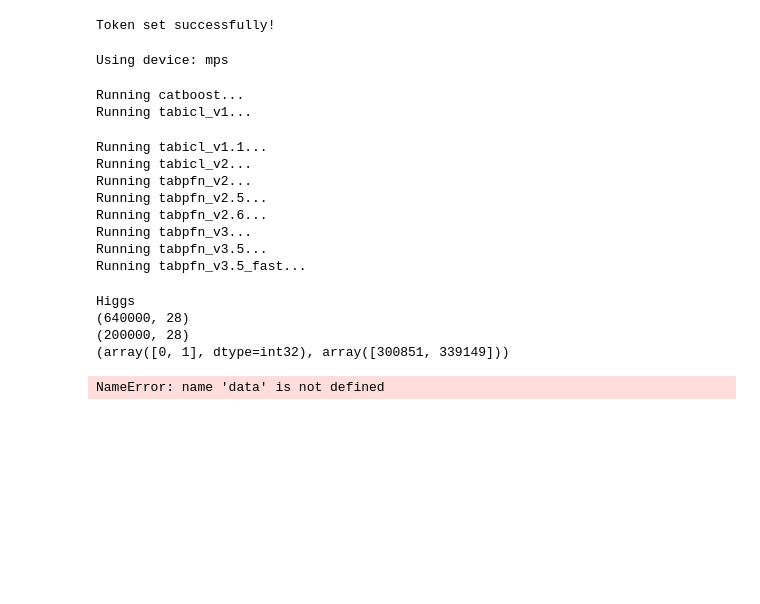
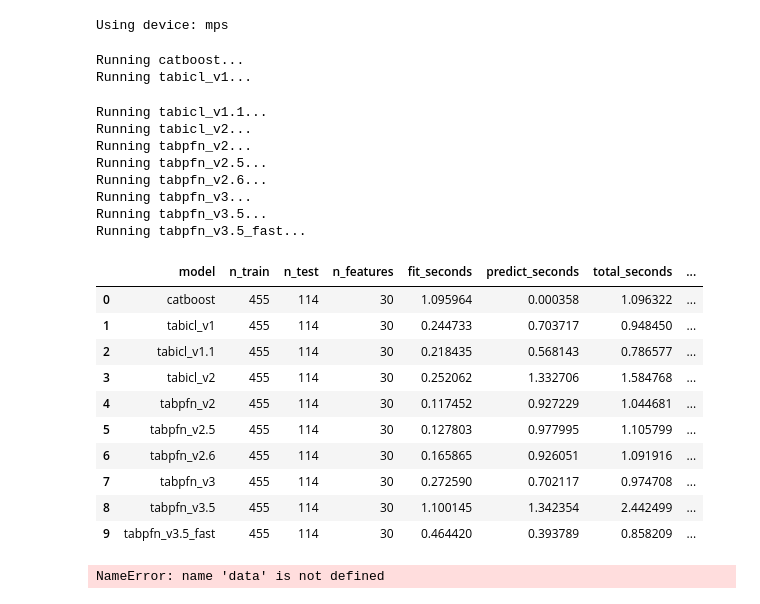
Before and after one commit to BanafshehKarimian/TFM_BENCH, a Jupyter notebook: benchmark.ipynb, the cells around one changed output. Drawn from its saved outputs; the diff is of its cells as text; code cells hidden in the pictures; blank space fills up the shorter version.

```diff
--- a/benchmark.ipynb
+++ b/benchmark.ipynb
@@ -1,9 +1,3 @@
-# %%
-import os
-os.environ["HF_TOKEN"] = "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"
-print('Token set successfully!' if os.environ.get('HF_TOKEN') or os.path.exists(os.path.expanduser('~/.cache/huggingface/token')) else 'Token NOT found.')
-# %% [output]
-Token set successfully!
 # %%
 TABPFN_TOKEN="tabpfn_sk_oIa-pBgg3FDBGrM95bfSAh-18ypWp8FCvhQ_Bzg3nec"
 import torch
@@ -58,54 +52,45 @@ results = benchmark_models(
             "n_estimators": 500,
             "max_depth": 8,
         },
 
         "catboost": {
             "iterations": 500,
             "depth": 8,
         },
 
         "tabdpt_v1.3": {
             "context_size": 8192,
             "n_ensembles": 1,
         },
 
         "tabpfn_v3": {
             "n_estimators": 8,
         },
     },
 )
+results
 # %% [output]
 Running catboost...
 Running tabicl_v1...
 Running tabicl_v1.1...
 Running tabicl_v2...
 Running tabpfn_v2...
 Running tabpfn_v2.5...
 Running tabpfn_v2.6...
 Running tabpfn_v3...
 Running tabpfn_v3.5...
 Running tabpfn_v3.5_fast...
+|  | model | n_train | n_test | n_features | fit_seconds | predict_seconds | total_seconds | ... |
+| 0 | catboost | 455 | 114 | 30 | 1.095964 | 0.000358 | 1.096322 | ... |
+| 1 | tabicl_v1 | 455 | 114 | 30 | 0.244733 | 0.703717 | 0.948450 | ... |
+| 2 | tabicl_v1.1 | 455 | 114 | 30 | 0.218435 | 0.568143 | 0.786577 | ... |
+| 3 | tabicl_v2 | 455 | 114 | 30 | 0.252062 | 1.332706 | 1.584768 | ... |
+| 4 | tabpfn_v2 | 455 | 114 | 30 | 0.117452 | 0.927229 | 1.044681 | ... |
+| 5 | tabpfn_v2.5 | 455 | 114 | 30 | 0.127803 | 0.977995 | 1.105799 | ... |
+| 6 | tabpfn_v2.6 | 455 | 114 | 30 | 0.165865 | 0.926051 | 1.091916 | ... |
+| 7 | tabpfn_v3 | 455 | 114 | 30 | 0.272590 | 0.702117 | 0.974708 | ... |
+| 8 | tabpfn_v3.5 | 455 | 114 | 30 | 1.100145 | 1.342354 | 2.442499 | ... |
+| 9 | tabpfn_v3.5_fast | 455 | 114 | 30 | 0.464420 | 0.393789 | 0.858209 | ... |
-# %%
-DATASETS = [
-    "Higgs",
-    "poker-hand",
-    "Data_Science_for_Good_Kiva_Crowdfunding",
-    "covertype",
-]
-data = load_talent_dataset(
-    "Higgs",
-    root="./data/datasets-talent-large",
-)
-
-print(data.name)
-print(data.X_train.shape)
-print(data.X_test.shape)
-print(np.unique(data.y_train, return_counts=True))
-# %% [output]
-Higgs
-(640000, 28)
-(200000, 28)
-(array([0, 1], dtype=int32), array([300851, 339149]))
 # %%
 results = benchmark_models(
     models=["xgboost", "catboost", "tabicl_v1", "tabicl_v1.1", "tabicl_v2", "tabpfn_v2", "tabpfn_v2.5", "tabpfn_v2.6", "tabpfn_v3", "tabpfn_v3.5", "tabpfn_v3.5_fast"],
```
Also changed, not shown: 1 other file.
